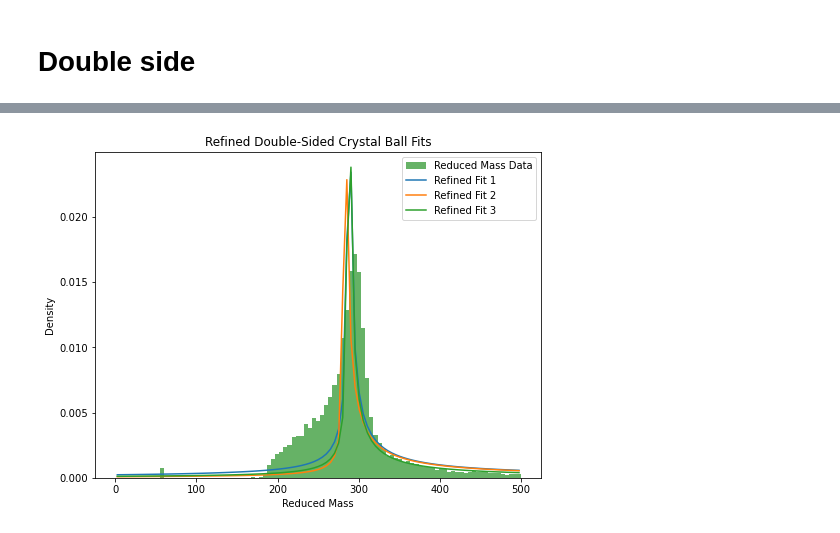
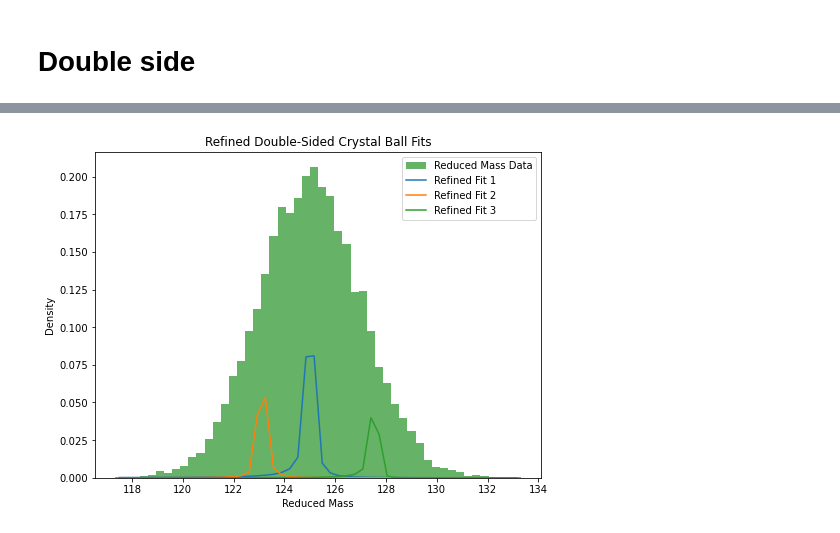
Before and after one commit to tiwariPC/hhbbgg_AwkwardAnalyzer, a Jupyter notebook: stats_study/notebook_signal_fitting/signal_mass_fitting .ipynb, the cells around one changed output, grey strips where cells are left out. Saved outputs shown, nothing was run; the diff lists cells and outputs as text; code cells hidden in the pictures.

Commit message:
updated signal mass fitting

```diff
--- a/stats_study/notebook_signal_fitting/signal_mass_fitting .ipynb
+++ b/stats_study/notebook_signal_fitting/signal_mass_fitting .ipynb
@@ -94,7 +94,7 @@ def fit_crystalball(data, bins):
     return params, bin_centers
 
 # Path to the ROOT file and tree
-file_path = "../../../../output_root/v1_v2_comparison/NMSSM_X300_Y60.root"
+file_path = "../../../output_root/v1_v2_comparison/NMSSM_X400_Y60.root"
 tree_name = "DiphotonTree/data_125_13TeV_NOTAG/"
 
 # Load the ROOT file and extract variables
@@ -738,7 +744,7 @@ import uproot
 import awkward as ak
 
 # Path to the ROOT file and tree
-file_path = "../../../output_root/v1_v2_comparison/NMSSM_X300_Y60.root"
+file_path = "../../../output_root/v1_v2_comparison/NMSSM_X400_Y60.root"
 tree_name = "DiphotonTree/data_125_13TeV_NOTAG/"
 
 # Load the ROOT file and extract variables
@@ -1666,36 +1679,59 @@ mu = 286.929, sigma = 0.061
 # %%
-# Refine fitting using the orange fit as baseline
+import numpy as np
+import matplotlib.pyplot as plt
+from scipy.optimize import curve_fit
+
+# Define the Double-Sided Crystal Ball function
+def double_sided_crystal_ball(x, alpha_low, n_low, alpha_high, n_high, mu, sigma):
+    A = (n_low / abs(alpha_low)) ** n_low * np.exp(-alpha_low**2 / 2)
+    B = n_low / abs(alpha_low) - abs(alpha_low)
+    C = (n_high / abs(alpha_high)) ** n_high * np.exp(-alpha_high**2 / 2)
+    D = n_high / abs(alpha_high) - abs(alpha_high)
+
+    x_normalized = (x - mu) / sigma
+
+    left = np.where(x_normalized < -alpha_low, A * (B - x_normalized)**-n_low, np.exp(-x_normalized**2 / 2))
+    right = np.where(x_normalized > alpha_high, C * (D + x_normalized)**-n_high, np.exp(-x_normalized**2 / 2))
+
+    return np.where(x_normalized < -alpha_low, left, right)
+
+# Calculate the fit quality (e.g., Chi-Squared)
+def calculate_fit_quality(data, fit):
+    residuals = data - fit
+    return np.sum((residuals**2) / (fit + 1e-6))  # Avoid division by zero
+
+# Refine fitting process
 def refine_fit(data, bins, best_params):
     # Compute the histogram
-    hist, bin_edges = np.histogram(data, bins=bins, density=True)
+    hist, bin_edges = np.histogram(data, bins=bins, density=False)
     bin_centers = (bin_edges[:-1] + bin_edges[1:]) / 2
+    hist = hist / np.sum(hist)  # Normalize histogram
 
     # Use the best parameters as the baseline for new initial guesses
     baseline_p0 = best_params
     refined_parameter_sets = [
-    {
-        "p0": [baseline_p0[0] * 0.9, baseline_p0[1] * 1.1, baseline_p0[2] * 0.9, baseline_p0[3] * 1.1, baseline_p0[4], baseline_p0[5]],
-        "bounds": (
-            [baseline_p0[0] * 0.8, baseline_p0[1] * 0.8, baseline_p0[2] * 0.8, baseline_p0[3] * 0.8, 60.0, 0.01],
-            [baseline_p0[0] * 1.3, baseline_p0[1] * 1.3, baseline_p0[2] * 1.3, baseline_p0[3] * 1.2, 500.0, 100.0],
-        ),
-    },
-    {
-        "p0": [baseline_p0[0] * 1.1, baseline_p0[1] * 0.9, baseline_p0[2] * 1.1, baseline_p0[3] * 0.9, baseline_p0[4] - 2, baseline_p0[5] * 1.05],
-        "bounds": (
-            [baseline_p0[0] * 0.85, baseline_p0[1] * 0.85, baseline_p0[2] * 0.85, baseline_p0[3] * 0.85, 60.0, 0.01],
-            [baseline_p0[0] * 1.25, baseline_p0[1] * 1.25, baseline_p0[2] * 1.25, baseline_p0[3] * 1.25, 500.0, 120.0],
-        ),
-    },
-    {
-        "p0": [baseline_p0[0], baseline_p0[1], baseline_p0[2], baseline_p0[3], baseline_p0[4] + 3, baseline_p0[5] * 0.95],
-        "bounds": (
-            [baseline_p0[0] * 0.9, baseline_p0[1] * 0.9, baseline_p0[2] * 0.9, baseline_p0[3] * 0.9, 60.0, 0.01],
-            [baseline_p0[0] * 1.1, baseline_p0[1] * 1.1, baseline_p0[2] * 1.1, baseline_p0[3] * 1.1, 500.0, 90.0],
-        ),
-    },
-]
-
+        {
+            "p0": [baseline_p0[0] * 0.9, baseline_p0[1] * 1.1, baseline_p0[2] * 0.9, baseline_p0[3] * 1.1, baseline_p0[4], baseline_p0[5]],
+            "bounds": (
+                [baseline_p0[0] * 0.8, baseline_p0[1] * 0.8, baseline_p0[2] * 0.8, baseline_p0[3] * 0.8, 60.0, 0.01],
+                [baseline_p0[0] * 1.3, baseline_p0[1] * 1.3, baseline_p0[2] * 1.3, baseline_p0[3] * 1.2, 500.0, 100.0],
+            ),
+        },
+        {
+            "p0": [baseline_p0[0] * 1.1, baseline_p0[1] * 0.9, baseline_p0[2] * 1.1, baseline_p0[3] * 0.9, baseline_p0[4] - 2, baseline_p0[5] * 1.05],
+            "bounds": (
+                [baseline_p0[0] * 0.85, baseline_p0[1] * 0.85, baseline_p0[2] * 0.85, baseline_p0[3] * 0.85, 60.0, 0.01],
+                [baseline_p0[0] * 1.25, baseline_p0[1] * 1.25, baseline_p0[2] * 1.25, baseline_p0[3] * 1.25, 500.0, 120.0],
+            ),
+        },
+        {
+            "p0": [baseline_p0[0], baseline_p0[1], baseline_p0[2], baseline_p0[3], baseline_p0[4] + 3, baseline_p0[5] * 0.95],
+            "bounds": (
+                [baseline_p0[0] * 0.9, baseline_p0[1] * 0.9, baseline_p0[2] * 0.9, baseline_p0[3] * 0.9, 60.0, 0.01],
+                [baseline_p0[0] * 1.1, baseline_p0[1] * 1.1, baseline_p0[2] * 1.1, baseline_p0[3] * 1.1, 500.0, 90.0],
+            ),
+        },
+    ]
 
     results = []
     for i, params in enumerate(refined_parameter_sets):
@@ -1717,6 +1753,14 @@ def refine_fit(data, bins, best_params):
 
     return results, bin_centers, hist
 
+# Example usage
+# Replace `reduced_mass`, `bins`, and `best_result` with your actual data
+reduced_mass = np.random.normal(125, 2, 10000)  # Example data
+bins = 50
+best_result = {
+    "params": [1.5, 2.0, 1.2, 3.0, 125.0, 2.0],  # Example best parameters
+}
+
 # Refine fits using the best parameters (from the orange fit)
 refined_results, bin_centers, hist = refine_fit(reduced_mass, bins, best_result["params"])
 
@@ -1747,2 +1791,2 @@ Refinement 3: Successfully fitted with parameters [9.45100795e-01 9.90000000e-01
-[figure, old version]
+[figure, new version]
 Best Refined Fit Parameters:
```
Also changed, not shown: parts of 24 cells of this notebook.
